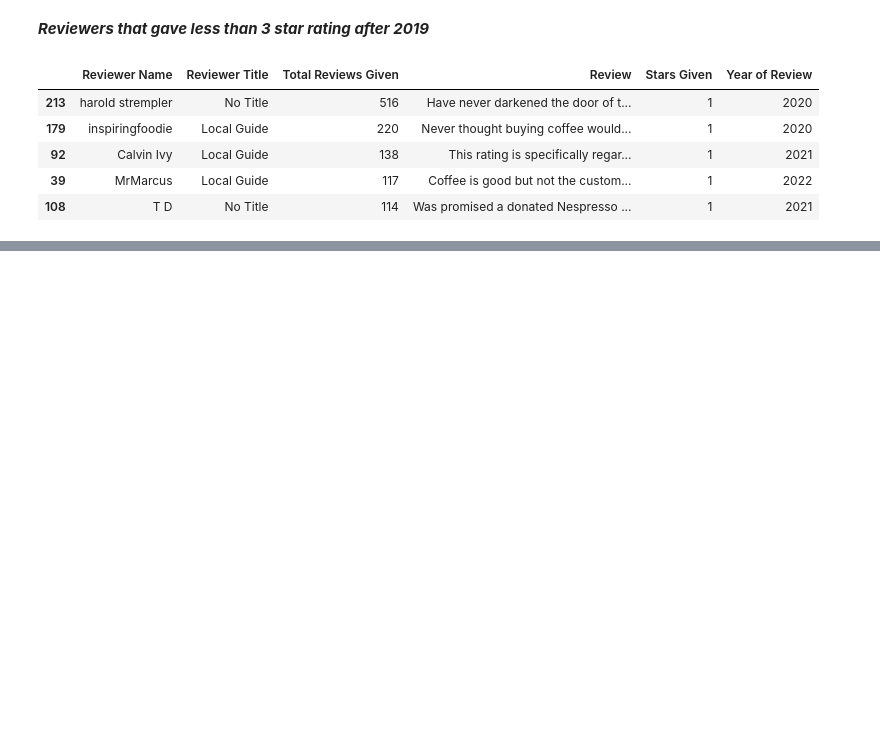
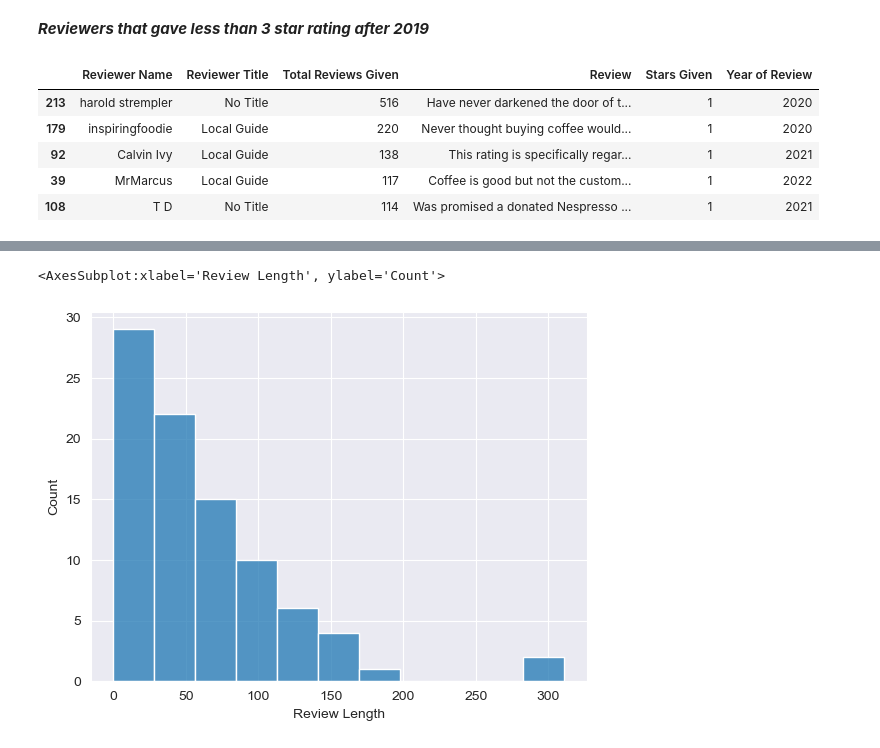
Before and after one commit to kjeshang/NespressoMetropolisCustomerReviewAnalysis, a Jupyter notebook: 3_EDA.ipynb, the cells around one changed output, grey strips where cells are left out. Saved outputs shown, nothing was run; the diff lists cells and outputs as text; code cells hidden in the pictures; blank space fills up the shorter version.

```diff
--- a/3_EDA.ipynb
+++ b/3_EDA.ipynb
@@ -360,0 +351,32 @@ get_topReviewers_with_most_least_reviewsGiven(
+# %%
+def get_reviewLengths(df, column):
+    # Get lengths of each review
+    review_len = [];
+    for review in df[column]:
+        if review == "No Review":
+            review_len.append(0);
+        else:
+            review_len.append(len(review.split(" ")));
+
+    # Get unique lengths of all reviews
+    unique_review_len = [];
+    for length in review_len:
+        if length not in unique_review_len:
+            unique_review_len.append(length);
+
+    # Create dataframe of review lengths
+    data = [];
+    for length in unique_review_len:
+        row = [];
+        row.append(length);
+        count = 0;
+        for length_count in review_len:
+            if length == length_count:
+                count += 1;
+        row.append(count);
+        data.append(row);
+    df_reviewLen = pd.DataFrame(data, columns=['Review Length','Count']);
+    df_reviewLen = df_reviewLen.sort_values(by=['Count'], ascending=False);
+    return df_reviewLen;
+
+get_reviewLengths(df, 'Review').head()
@@ -360,0 +408,5 @@ get_topReviewers_with_most_least_reviewsGiven(
+# %%
+sns.histplot(data=get_reviewLengths(df, 'Review')[get_reviewLengths(df, 'Review').columns.tolist()[0]])
+# %% [output]
+<AxesSubplot:xlabel='Review Length', ylabel='Count'>
+[figure, added]
```
Also changed, not shown: parts of 5 cells of this notebook, 3 other files.
